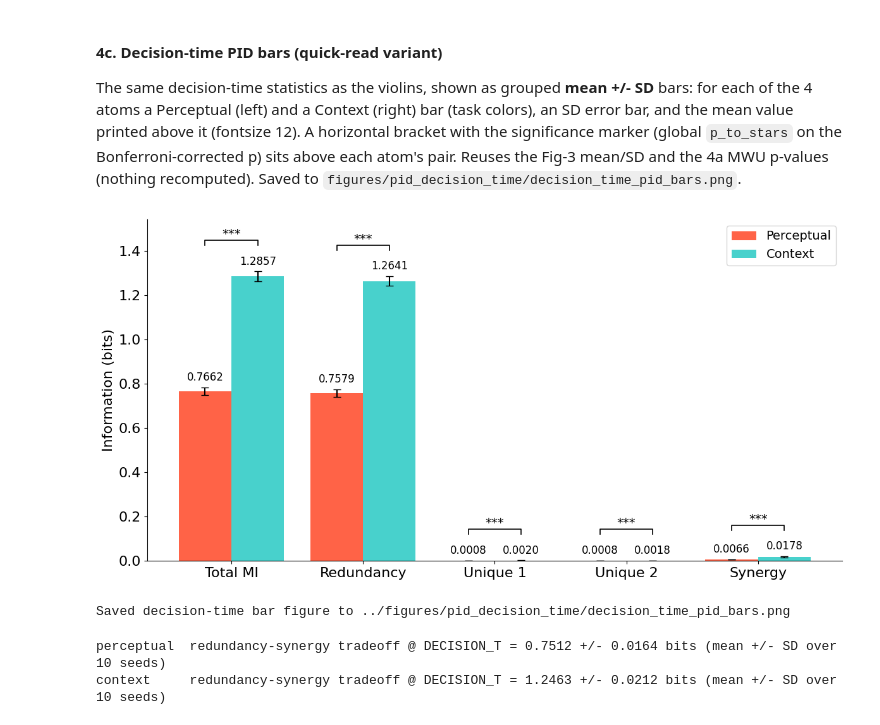
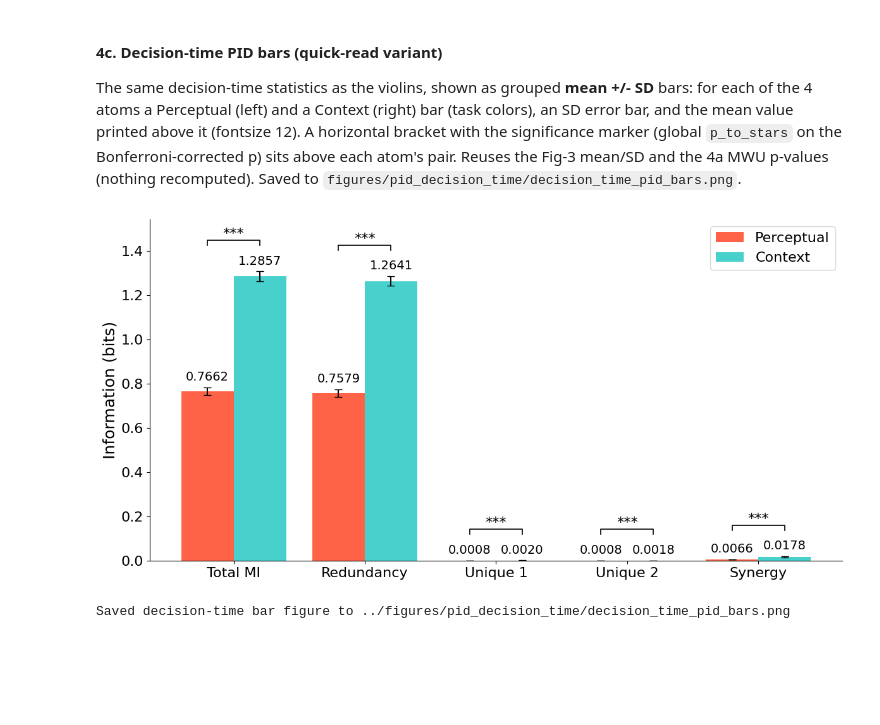
Before and after one commit to jgendra/NeuroAI-Project13, a Jupyter notebook: notebooks/06_Full_PID_analysis_pipeline.ipynb, the cells around one changed output. Drawn from its saved outputs; the diff is of its cells as text; code cells hidden in the pictures; blank space fills up the shorter version.

```diff
--- a/notebooks/06_Full_PID_analysis_pipeline.ipynb
+++ b/notebooks/06_Full_PID_analysis_pipeline.ipynb
@@ -88,13 +88,24 @@ def p_to_stars(p):
 plt.rcParams.update({
     'axes.spines.top':   False,   # remove top spine
     'axes.spines.right': False,   # remove right spine
-    'xtick.labelsize': 12,        # axes tick/values = 12
-    'ytick.labelsize': 12,
-    'axes.labelsize':  16,        # axes labels = 16
-    'legend.fontsize': 14,        # legend = 14
-    'axes.titlesize':  16,        # subplot title = 16 (used only where a figure asks)
-    'figure.titlesize':18,        # plot title = 18
+    'xtick.labelsize': 16,        # axes tick/values = 16
+    'ytick.labelsize': 16,
+    'axes.labelsize':  18,        # axes labels = 18
+    'legend.fontsize': 16,        # legend = 16
+    'axes.titlesize':  20,        # subplot title = 20 (used only where a figure asks)
+    'figure.titlesize':22,        # plot title = 22
 })
+
+# ---- Extra font sizes for the Figure 4 & 5 panels ----
+# Matplotlib's rcParams only accepts its own keys, so the label types below (which the
+# rcParams above do not cover, plus the per-figure tick / y-label sizes those two figures
+# set explicitly) live here as plain constants. They sit in this same "Plotting
+# conventions" cell so every Fig 4/5 panel can be retuned from one place, like the rcParams.
+FS_TICK          = 16   # tick labels in the Fig 4 & 5 panels (override the rcParams default)
+FS_SIG_MARKER    = 16   # significance-bracket marker text (*, **, ***, ****, n.s.)
+FS_BAR_VALUE     = 14   # mean value printed at each bar in the bar panels
+FS_YLABEL_VIOLIN = 18   # y-axis label in the Fig 4b decision-time violins
+FS_YLABEL_GRID   = 18   # y-axis label in the Fig 5 2x3 panels
 # %% [markdown]
 ## Input / output paths & device
 Where the saved metrics, activations and PID-target coherences live, and where figures
@@ -784,54 +798,42 @@ per_sds   = np.array([sd_time_PID['perceptual'][DECISION_T, j]   for j in range(
 fig, ax = plt.subplots(figsize=(12, 6))
 # grouped bars with SD error bars (perceptual ALWAYS left, context ALWAYS right)
 ax.bar(x - wbar/2, per_means, wbar, yerr=per_sds, capsize=4,
        color=COLOR_PERCEPTUAL, label='Perceptual')
 ax.bar(x + wbar/2, ctx_means, wbar, yerr=ctx_sds, capsize=4,
        color=COLOR_CONTEXT,    label='Context')
 
 # vertical offsets scaled to the data so labels/brackets never clip
 ymax_data = max((ctx_means + ctx_sds).max(), (per_means + per_sds).max())
 voff = 0.015 * ymax_data        # gap between error-bar cap and the printed value
 boff = 0.09  * ymax_data        # height of the significance bracket above the pair
 
-# mean value printed just above each error bar (fontsize 12 per spec)
+# mean value printed just above each error bar (global bar-value font size)
 for xb, m, s in (list(zip(x - wbar/2, per_means, per_sds)) +
                  list(zip(x + wbar/2, ctx_means, ctx_sds))):
-    ax.text(xb, m + s + voff, f"{m:.4f}", ha='center', va='bottom', fontsize=12)
+    ax.text(xb, m + s + voff, f"{m:.4f}", ha='center', va='bottom', fontsize=FS_BAR_VALUE)
 
-# per-atom significance bracket (Bonferroni-corrected p -> global p_to_stars) over each pair
+# per-atom significance bracket -- ALWAYS drawn over each pair: the stars marker when
+# significant at this atom's (tier) alpha, else the global 'n.s.' label (never left blank).
 for i, atom in enumerate(ATOMS):
     pair_top = max(ctx_means[i] + ctx_sds[i], per_means[i] + per_sds[i])
     y_br = pair_top + boff
+    atom_alpha = MWU_ALPHA if atom == 'total_mi' else MWU_ALPHA_CORR
+    sig_label  = p_to_stars(mwu_pvals_bonf[atom]) if mwu_pvals_bonf[atom] < atom_alpha else 'n.s.'
     ax.plot([x[i] - wbar/2, x[i] - wbar/2, x[i] + wbar/2, x[i] + wbar/2],
             [y_br, y_br + 0.2*boff, y_br + 0.2*boff, y_br], lw=1.2, color='black')
-    ax.text(x[i], y_br + 0.2*boff, p_to_stars(mwu_pvals_bonf[atom]),
-            ha='center', va='bottom', fontsize=14)
+    ax.text(x[i], y_br + 0.2*boff, sig_label,
+            ha='center', va='bottom', fontsize=FS_SIG_MARKER)
 
 ax.set_ylim(top=ymax_data + 2*boff)         # headroom for values + bracket + star
 ax.set_xticks(x); ax.set_xticklabels([ATOM_NAMES[a] for a in ATOMS])  # atom names, not keys
 ax.set_ylabel('Information (bits)')
-ax.tick_params(axis='x', labelsize=16)   # increase x-axis tick font size
-ax.tick_params(axis='y', labelsize=16)   # increase y-axis tick font size
+ax.tick_params(axis='x', labelsize=FS_TICK)   # x-axis tick font size (global convention)
+ax.tick_params(axis='y', labelsize=FS_TICK)   # y-axis tick font size (global convention)
 ax.legend(loc='upper right')
 plt.tight_layout()
 fig.savefig(f"{FIG_DEC_PID_DIR}/decision_time_pid_bars.png", dpi=300)
 plt.show()
 print(f"Saved decision-time bar figure to {FIG_DEC_PID_DIR}/decision_time_pid_bars.png")
 # %% [output]
-[figure, old version]
+[figure, new version]
 Saved decision-time bar figure to ../figures/pid_decision_time/decision_time_pid_bars.png
-# %%
-# Compute difference redundancy - synergy at DECISION_T for each seed, then average across seeds. Do this for each task.
-# This is the "redundancy-synergy tradeoff"
-redundancy_synergy_tradeoff = {
-    task: decision_pid[task][:, 1] - decision_pid[task][:, 4]  # redundancy - synergy
-    for task in TASKS
-}
-# Print the mean and standard deviation of the redundancy-synergy tradeoff for each task
-for task in TASKS:
-    mean_tradeoff = redundancy_synergy_tradeoff[task].mean()
-    std_tradeoff = redundancy_synergy_tradeoff[task].std(ddof=1)
-    print(f"{task:11s} redundancy-synergy tradeoff @ DECISION_T = {mean_tradeoff:.4f} +/- {std_tradeoff:.4f} bits (mean +/- SD over {N_SEEDS} seeds)")
-# %% [output]
-perceptual  redundancy-synergy tradeoff @ DECISION_T = 0.7512 +/- 0.0164 bits (mean +/- SD over 10 seeds)
-context     redundancy-synergy tradeoff @ DECISION_T = 1.2463 +/- 0.0212 bits (mean +/- SD over 10 seeds)
```
Also changed, not shown: parts of 11 cells of this notebook, 17 other files.
